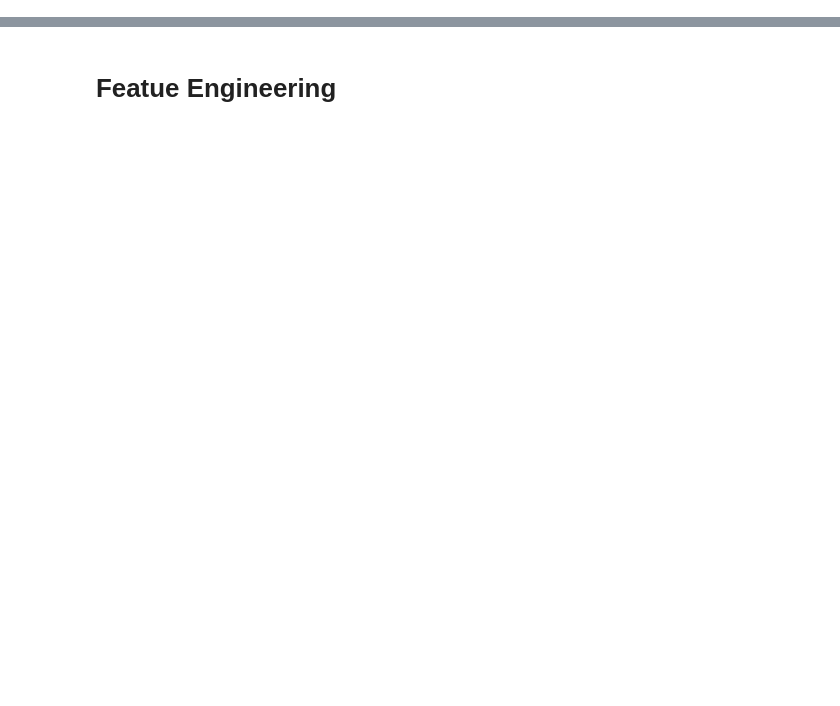
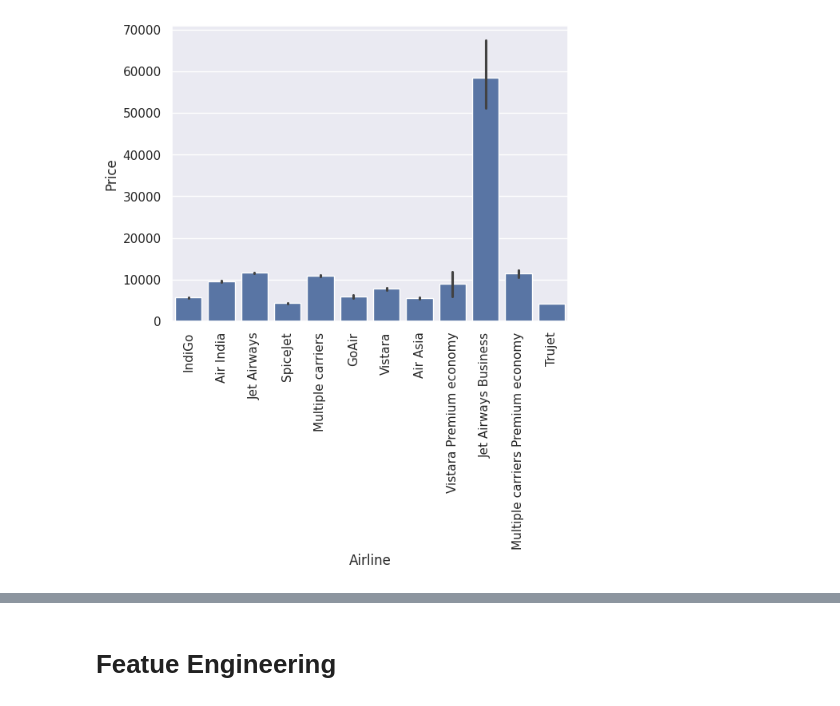
Before and after one commit to SamiUllah568/Flight-Fare-Prediction-, a Jupyter notebook: FlightFarePrediction.ipynb, the cells around one changed output, grey strips where cells are left out. Cells and saved outputs as stored; diff of their text form; code cells hidden in the pictures; blank space fills up the shorter version.

```diff
--- a/FlightFarePrediction.ipynb
+++ b/FlightFarePrediction.ipynb
@@ -295,0 +276,6 @@ plt.show()
+# %%
+sns.barplot(x = train_data["Airline"] , y = train_data["Price"] , estimator = 'mean')
+plt.xticks(rotation = 90)
+plt.show()
+# %% [output]
+[figure, added]
```
Also changed, not shown: parts of 254 cells of this notebook.
